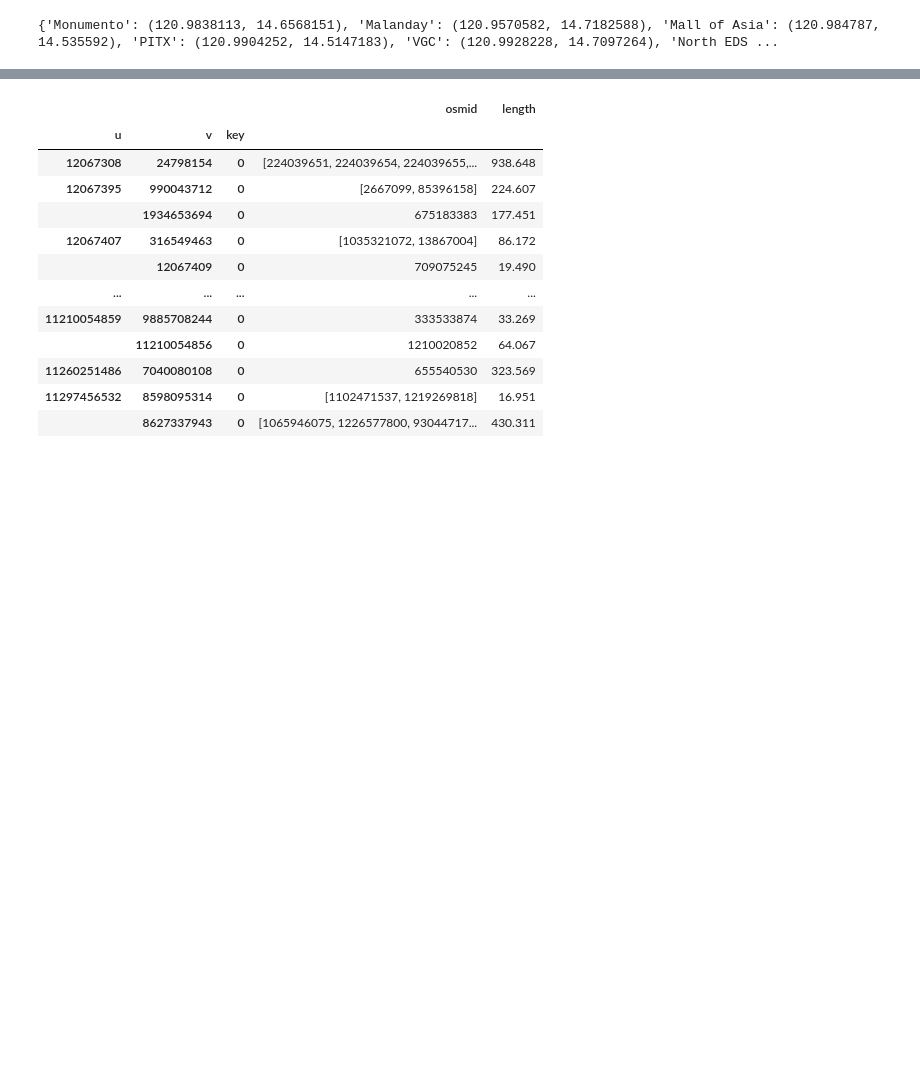
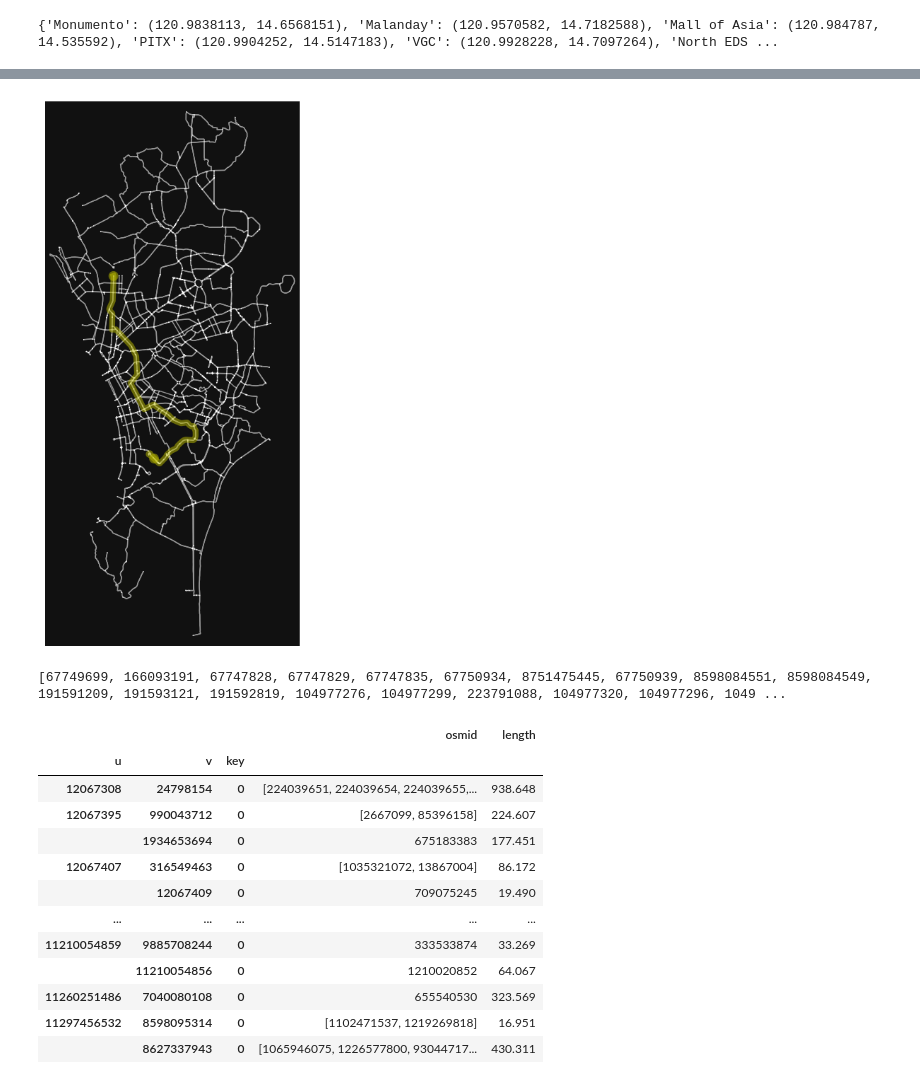
Before and after one commit to msescordial/rnga, a Jupyter notebook: Testing2.ipynb, the cells around one changed output, grey strips where cells are left out. Cells and saved outputs as stored; diff of their text form; code cells hidden in the pictures; blank space fills up the shorter version.

```diff
--- a/Testing2.ipynb
+++ b/Testing2.ipynb
@@ -196 +238,11 @@ node_connectivity()
+# %%
+# plotting the shortest route
+orig = node_name_to_node_ID('Monumento')
+dest = node_name_to_node_ID('NAIA T3')
+route = ox.shortest_path(G, orig, dest, weight="travel_time")
+fig, ax = ox.plot_graph_route(G, route, route_color="y", route_linewidth=6, node_size=1)
+print(route)
+# %% [output]
+[figure, added]
+[67749699, 166093191, 67747828, 67747829, 67747835, 67750934, 8751475445, 67750939, 8598084551, 8598084549, 191591209, 191593121, 191592819, 104977276, 104977299, 223791088, 104977320, 104977296, 1049 ...
 # %%
```
Also changed, not shown: parts of 10 cells of this notebook.
